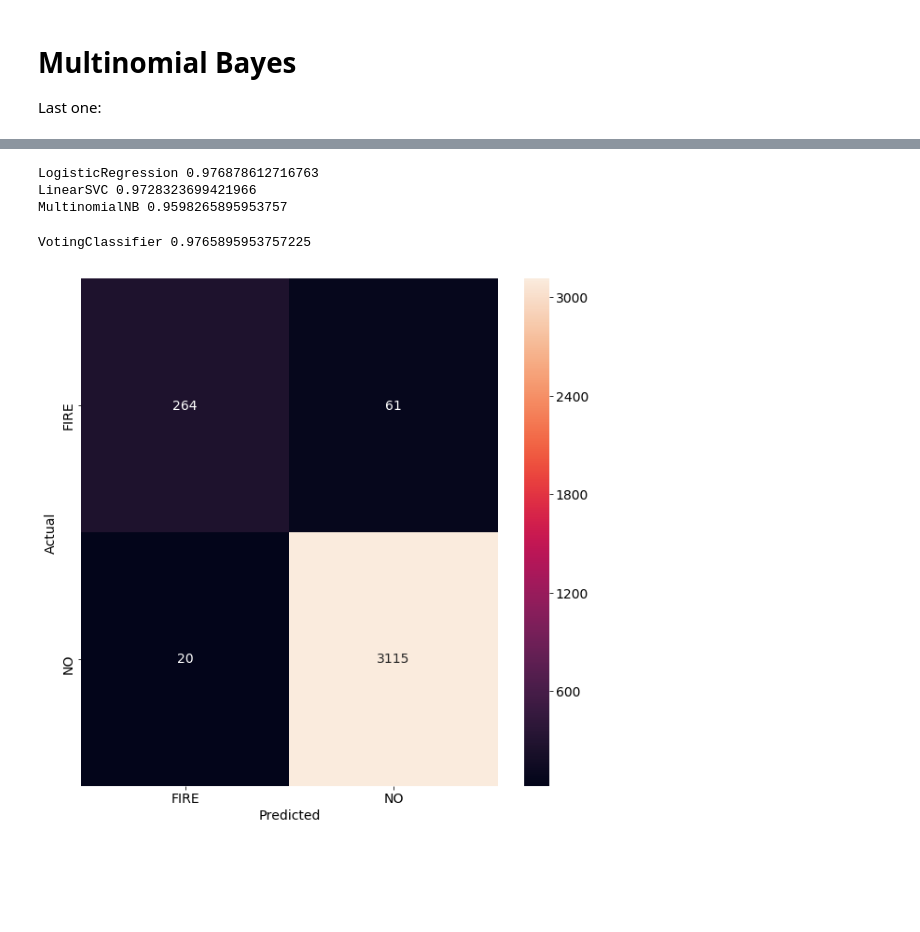
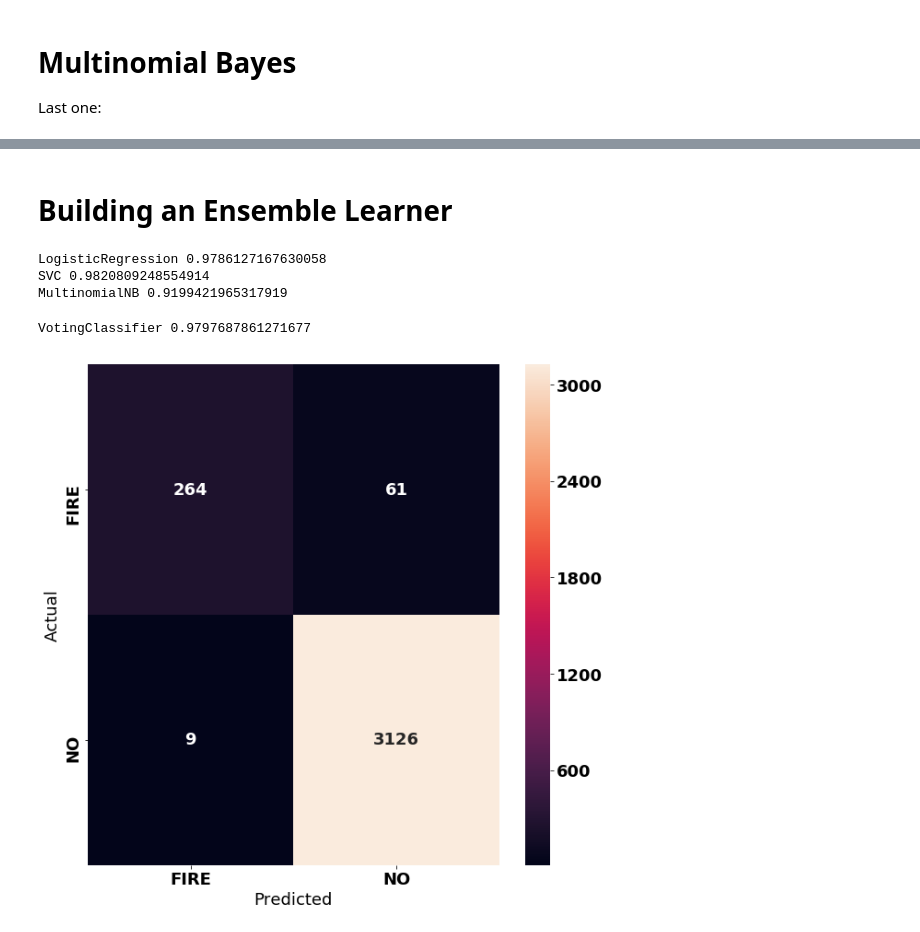
Before and after one commit to theultimate1/research, a Jupyter notebook: data/Data/twitter-data/Fire-Tweet-Cleaner-and-Models.ipynb, the cells around one changed output, grey strips where cells are left out. Drawn from its saved outputs; the diff is of its cells as text; code cells hidden in the pictures; blank space fills up the shorter version.

```diff
--- a/data/Data/twitter-data/Fire-Tweet-Cleaner-and-Models.ipynb
+++ b/data/Data/twitter-data/Fire-Tweet-Cleaner-and-Models.ipynb
@@ -385,0 +388,12 @@ plt.show()
+# %%
+param_distribs = {
+        'C': [1, 10, 20, 30, 40, 50, 60, 70, 80, 90, 100],
+        'penalty': ['l1', 'l2']
+    }
+
+# Could potentially change penalty : str, ‘l1’, ‘l2’, ‘elasticnet’ or ‘none’, optional (default=’l2’)
+
+log_clf = LogisticRegression(random_state=42, max_iter = 1000)
+grid_search = GridSearchCV(log_clf, param_grid=param_distribs,
+                           cv=5, scoring=None)
+grid_search.fit(X_train_tfidf, y_train)
@@ -385,0 +417,5 @@ plt.show()
+# %%
+blog_clf = LogisticRegression(C = 20, penalty = 'l1', random_state = 42, max_iter = 1000)
+blog_clf.fit(X_train_tfidf, y_train)
+y_pred_log = blog_clf.predict(X_test_tfidf)
+accuracy_score(y_test, y_pred_log)
@@ -451,36 +502,42 @@ print(metrics.classification_report(y_test, y_pred_nb, target_names=df['Category
 weighted avg       0.98      0.98      0.98      3460
+# %% [markdown]
+# Building an Ensemble Learner
 # %%
 from sklearn.ensemble import VotingClassifier
 
 bmnb_clf = MultinomialNB(alpha = 1)
 
 voting_clf = VotingClassifier(
-    estimators = [('lr', blog_clf), ('mnb', bmnb_clf), ('svc', blsvc_clf)],
+    estimators = [('lr', blog_clf), ('mnb', bmnb_clf), ('svc', bsvc_clf)],
     voting = 'hard')
 
-for clf in (blog_clf, blsvc_clf, bmnb_clf, voting_clf):
-    clf.fit(X_train, y_train)
-    y_pred = clf.predict(X_test)
+for clf in (blog_clf, bsvc_clf, bmnb_clf, voting_clf):
+    clf.fit(X_train_tfidf, y_train)
+    y_pred = clf.predict(X_test_tfidf)
     print(clf.__class__.__name__, accuracy_score(y_test, y_pred))
 # %% [output]
-LogisticRegression 0.976878612716763
-LinearSVC 0.9728323699421966
-MultinomialNB 0.9598265895953757
+LogisticRegression 0.9786127167630058
+SVC 0.9820809248554914
+MultinomialNB 0.9199421965317919
-VotingClassifier 0.9765895953757225
+VotingClassifier 0.9797687861271677
 # %%
-y_pred = voting_clf.predict(X_test)
+y_pred = voting_clf.predict(X_test_tfidf)
 # %%
-from sklearn.metrics import confusion_matrix
 conf_mat = confusion_matrix(y_test, y_pred)
 fig, ax = plt.subplots(figsize=(10,10))
 sns.heatmap(conf_mat, annot=True, fmt='d',
             xticklabels=category_id_df.Category.values, yticklabels=category_id_df.Category.values)
 plt.ylabel('Actual')
 plt.xlabel('Predicted')
+font = {'family' : 'normal',
+        'weight' : 'bold',
+        'size'   : 18}
+
+plt.rc('font', **font)
 plt.savefig('voting_confusion.png')
 plt.show()
 # %% [output]
-[figure, old version]
+[figure, new version]
 # %%
 print(metrics.classification_report(y_test, y_pred, target_names=df['Category'].unique()))
 # %% [output]
```
Also changed, not shown: parts of 49 cells of this notebook.
